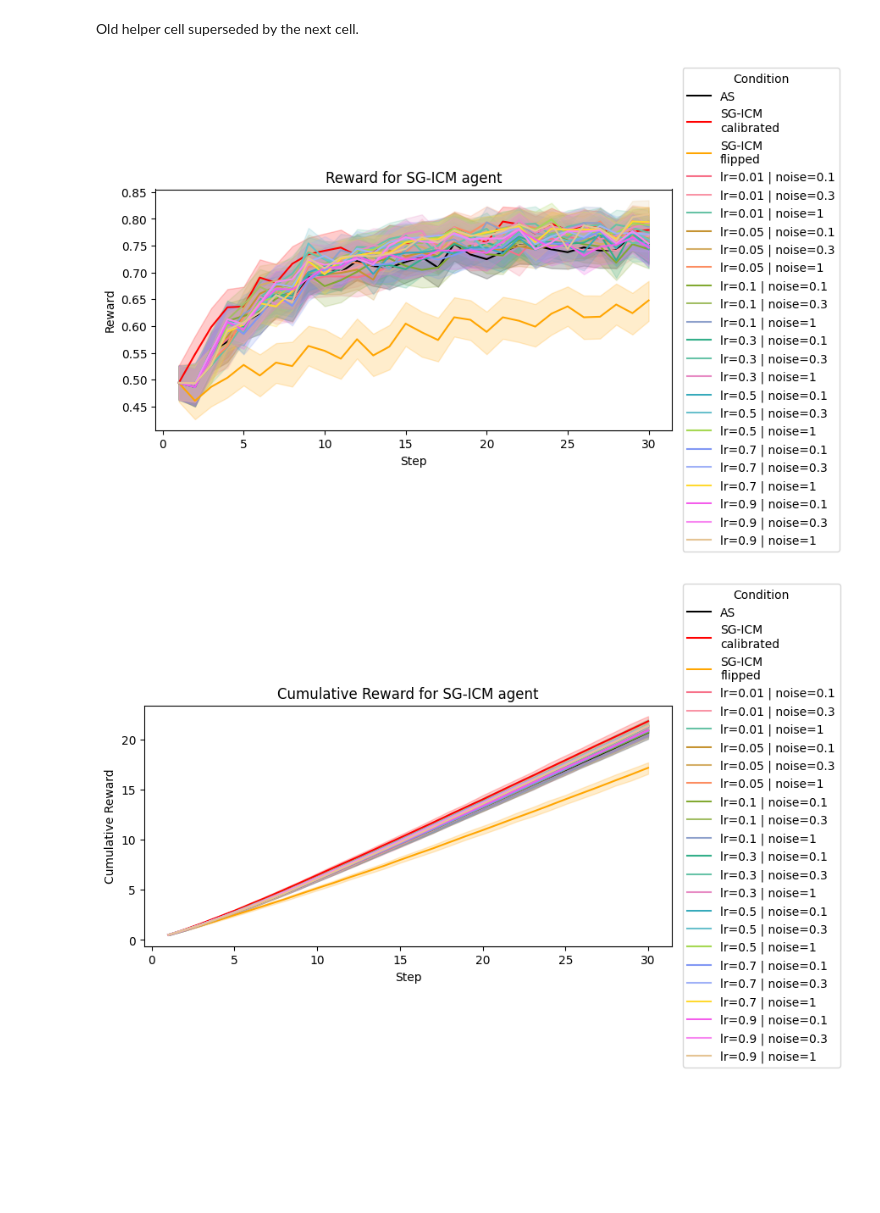
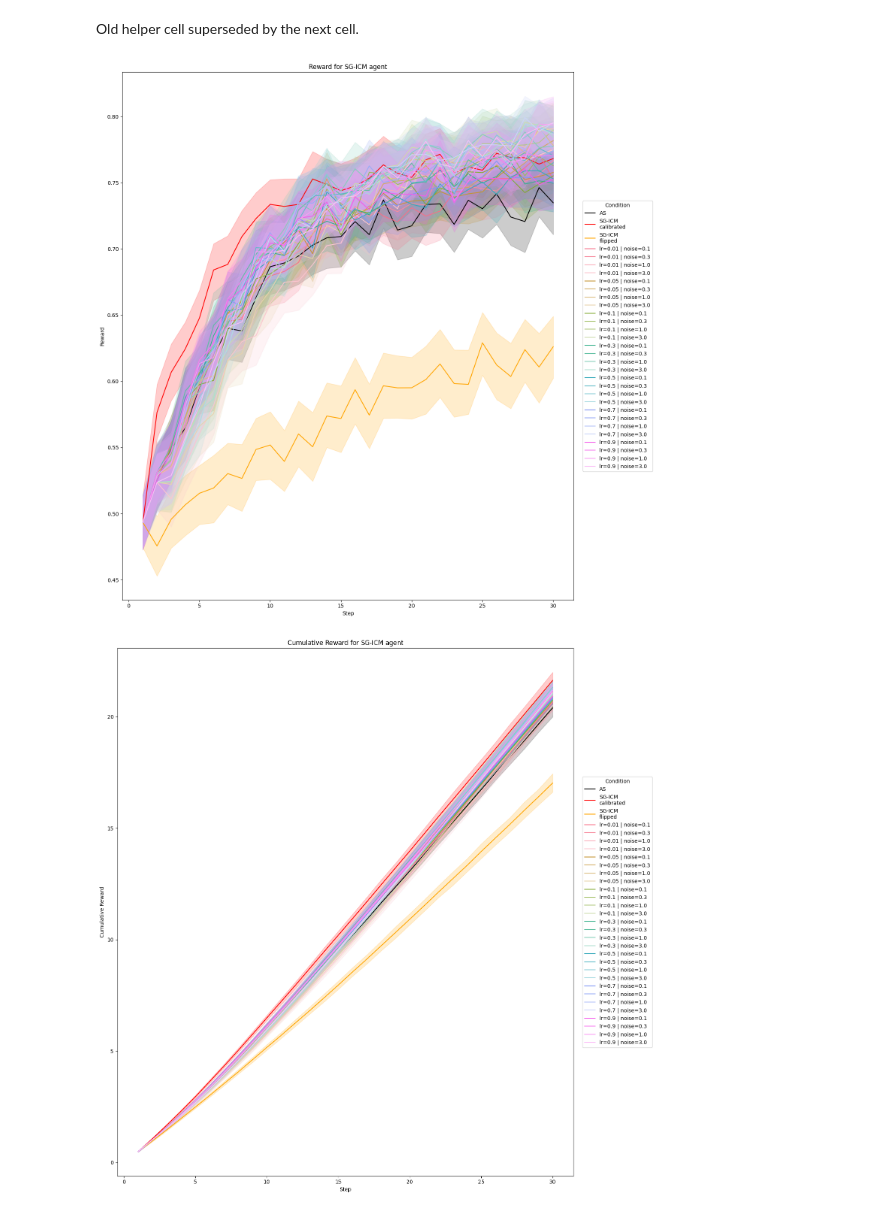
Before and after one commit to vagechirkov/Spatial-MAB-ABM, a Jupyter notebook: abm/rho_lr_test.ipynb, the cells around one changed output. Cells and saved outputs as stored; diff of their text form; code cells hidden in the pictures; blank space fills up the shorter version.

```diff
--- a/abm/rho_lr_test.ipynb
+++ b/abm/rho_lr_test.ipynb
@@ -26,7 +26,7 @@ rho_sign_flipped = np.array([1.0, -0.6, 0.0, 0.6])
 rho_zero = np.array([1.0, 0.0, 0.0, 0.0])
 
 rho_lr_grid = [0.01, 0.05, 0.1, 0.3, 0.5, 0.7, 0.9]
-observation_noise_private_grid = [0.1, 0.3, 1]
+observation_noise_private_grid = [0.1, 0.3, 1.0 ,3.0]
 
 base_conditions = {
     "perfectly_calibrated": {
@@ -269,7 +269,7 @@ def process_one_seed(env_seed):
     # Return the data for this specific seed
     return local_results, local_rhos
 
-n_envs = 200
+n_envs = 500
 n_steps = 30
 
 parallel_outputs = Parallel(n_jobs=-1)(
@@ -391,8 +391,8 @@ Old helper cell superseded by the next cell.
 # %%
-# # Reward and cumulative reward over time
-# plot_reward(results, y_col="reward")
-# plot_reward(results, y_col="cumulative_reward")
+# Reward and cumulative reward over time
+plot_reward(results, y_col="reward")
+plot_reward(results, y_col="cumulative_reward")
 # %% [output]
-[figure, old version]
+[figure, new version]
-[figure, old version]
+[figure, new version]
 # %%
```
Also changed, not shown: parts of 7 cells of this notebook, 1 other file.
